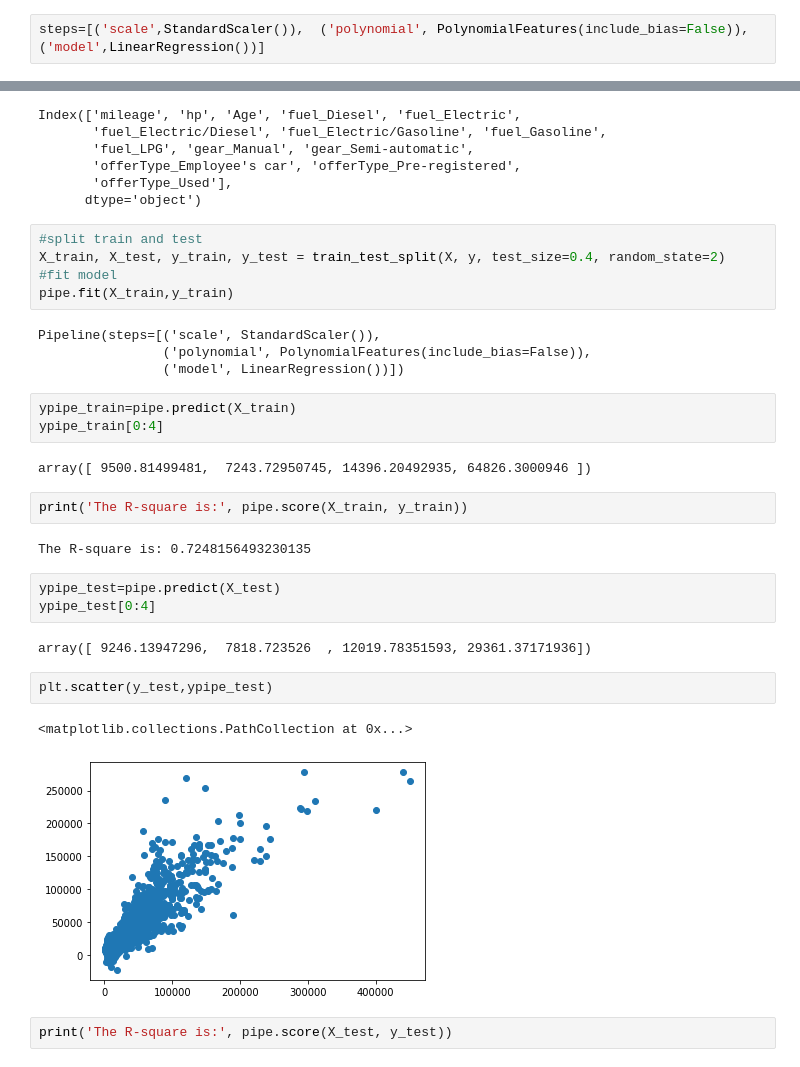
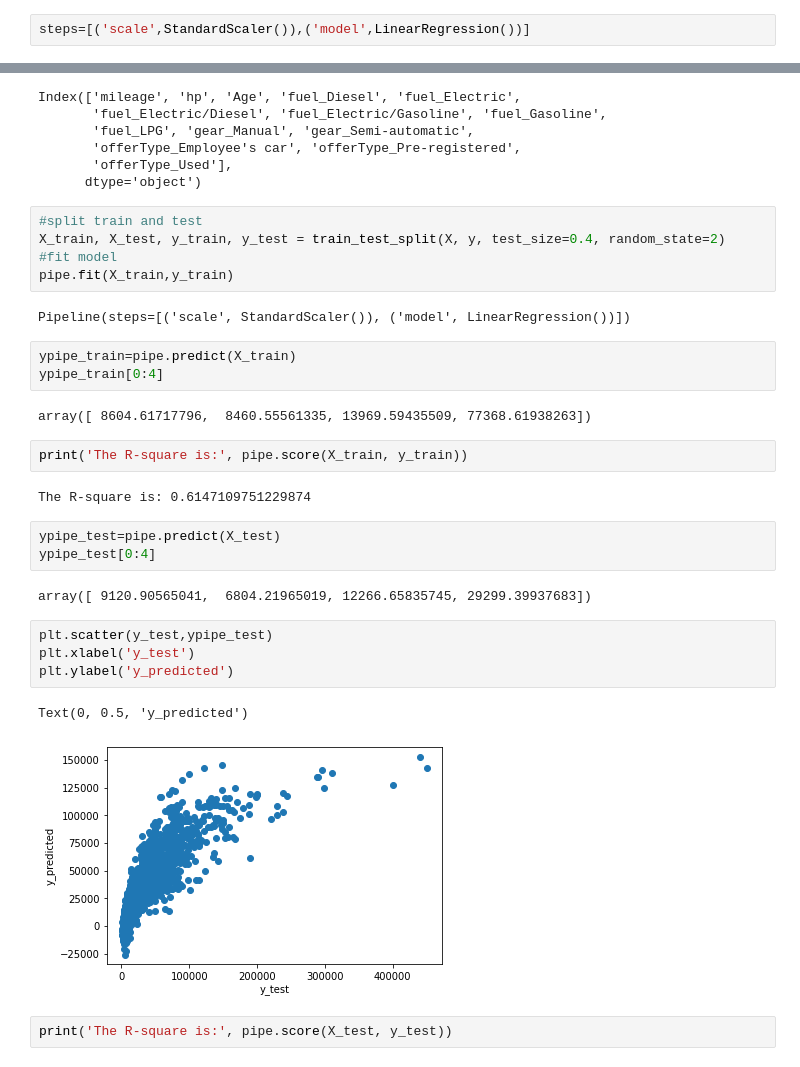
Before and after one commit to Konzisam/car_price_estimator, a Jupyter notebook: car_prices.ipynb, the cells around one changed output, grey strips where cells are left out. Cells and saved outputs as stored; diff of their text form.

```diff
--- a/car_prices.ipynb
+++ b/car_prices.ipynb
@@ -217,7 +217,7 @@ from sklearn.pipeline import Pipeline
 from sklearn.preprocessing import StandardScaler
 from sklearn.preprocessing import PolynomialFeatures
 # %%
-steps=[('scale',StandardScaler()),  ('polynomial', PolynomialFeatures(include_bias=False)),('model',LinearRegression())]
+steps=[('scale',StandardScaler()),('model',LinearRegression())]
 # %%
 pipe=Pipeline(steps)
 pipe
@@ -242,28 +240,28 @@ X_train, X_test, y_train, y_test = train_test_split(X, y, test_size=0.4, random_
 #fit model
 pipe.fit(X_train,y_train)
 # %% [output]
-Pipeline(steps=[('scale', StandardScaler()),
-                ('polynomial', PolynomialFeatures(include_bias=False)),
-                ('model', LinearRegression())])
+Pipeline(steps=[('scale', StandardScaler()), ('model', LinearRegression())])
 # %%
 ypipe_train=pipe.predict(X_train)
 ypipe_train[0:4]
 # %% [output]
-array([ 9500.81499481,  7243.72950745, 14396.20492935, 64826.3000946 ])
+array([ 8604.61717796,  8460.55561335, 13969.59435509, 77368.61938263])
 # %%
 print('The R-square is:', pipe.score(X_train, y_train))
 # %% [output]
-The R-square is: 0.7248156493230135
+The R-square is: 0.6147109751229874
 # %%
 ypipe_test=pipe.predict(X_test)
 ypipe_test[0:4]
 # %% [output]
-array([ 9246.13947296,  7818.723526  , 12019.78351593, 29361.37171936])
+array([ 9120.90565041,  6804.21965019, 12266.65835745, 29299.39937683])
 # %%
 plt.scatter(y_test,ypipe_test)
+plt.xlabel('y_test')
+plt.ylabel('y_predicted')
 # %% [output]
-<matplotlib.collections.PathCollection at 0x...>
+Text(0, 0.5, 'y_predicted')
-[figure, old version]
+[figure, new version]
 # %%
 print('The R-square is:', pipe.score(X_test, y_test))
 # %% [output]
```
Also changed, not shown: parts of 4 cells of this notebook, 1 other file.
